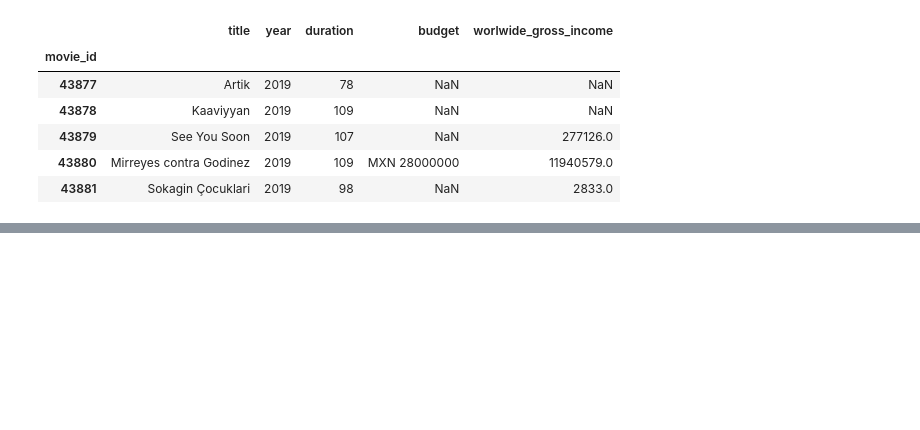
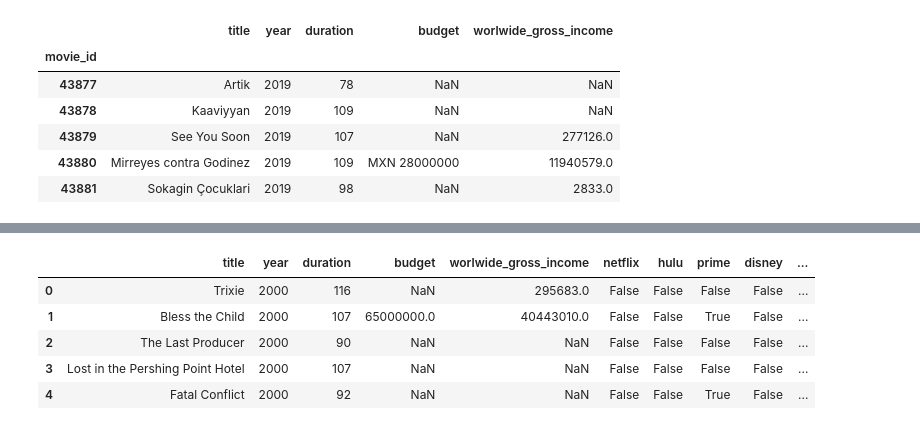
Before and after one commit to eriklockwood/team1_etl_project, a Jupyter notebook: movies_notebook.ipynb, the cells around one changed output, grey strips where cells are left out. Drawn from its saved outputs; the diff is of its cells as text; code cells hidden in the pictures; blank space fills up the shorter version.

```diff
--- a/movies_notebook.ipynb
+++ b/movies_notebook.ipynb
@@ -108,0 +208,7 @@ See the caveats in the documentation: https://pandas.pydata.org/pandas-docs/stab
+# %%
+merge_df = merge_df[['title', 'year', 'duration', 'budget', 'worlwide_gross_income', 'netflix', 'hulu', 'prime', 'disney']]
+merge_df['netflix'] = merge_df['netflix'].fillna(0)
+merge_df['hulu'] = merge_df['hulu'].fillna(0)
+merge_df['prime'] = merge_df['prime'].fillna(0)
+merge_df['disney'] = merge_df['disney'].fillna(0)
+merge_df.head()
@@ -108,0 +222,11 @@ See the caveats in the documentation: https://pandas.pydata.org/pandas-docs/stab
+# %%
+merge_df['netflix'].replace(to_replace=0, value=False, inplace=True)
+merge_df['netflix'].replace(to_replace=1, value=True, inplace=True)
+merge_df['hulu'].replace(to_replace=0, value=False, inplace=True)
+merge_df['hulu'].replace(to_replace=1, value=True, inplace=True)
+merge_df['prime'].replace(to_replace=0, value=False, inplace=True)
+merge_df['prime'].replace(to_replace=1, value=True, inplace=True)
+merge_df['disney'].replace(to_replace=0, value=False, inplace=True)
+merge_df['disney'].replace(to_replace=1, value=True, inplace=True)
+
+merge_df.head()
@@ -108,0 +240,5 @@ See the caveats in the documentation: https://pandas.pydata.org/pandas-docs/stab
+# %%
+merge_df['budget'] = merge_df['budget'].str.replace('[^\d\.]', '').astype(float)
+
+
+merge_df.head()
@@ -109,3 +252,13 @@ See the caveats in the documentation: https://pandas.pydata.org/pandas-docs/stab
+# %%
+merge_df['movie_id'] = range(1, len(merge_df)+1)
+merge_df.head()
+# %% [output]
+|  | title | year | duration | budget | worlwide_gross_income | netflix | hulu | prime | disney | ... |
+| 0 | Trixie | 2000 | 116 | NaN | 295683.0 | False | False | False | False | ... |
+| 1 | Bless the Child | 2000 | 107 | 65000000.0 | 40443010.0 | False | False | True | False | ... |
+| 2 | The Last Producer | 2000 | 90 | NaN | NaN | False | False | False | False | ... |
+| 3 | Lost in the Pershing Point Hotel | 2000 | 107 | NaN | NaN | False | False | False | False | ... |
+| 4 | Fatal Conflict | 2000 | 92 | NaN | NaN | False | False | True | False | ... |
 # %%
 rds_connection_string = f'{username}:{password}@localhost:5432/etl_project'
 engine = create_engine(f'postgresql+psycopg2://{rds_connection_string}')
```
Also changed, not shown: parts of 15 cells of this notebook, 1 other file.
